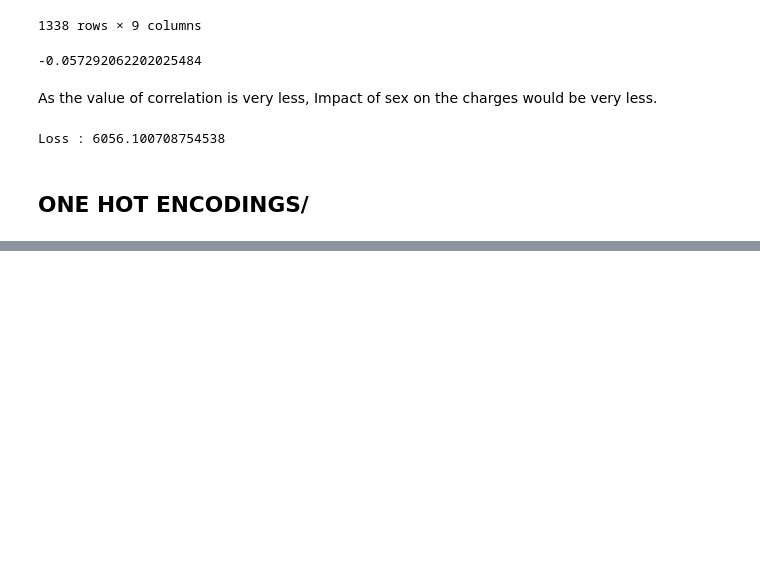
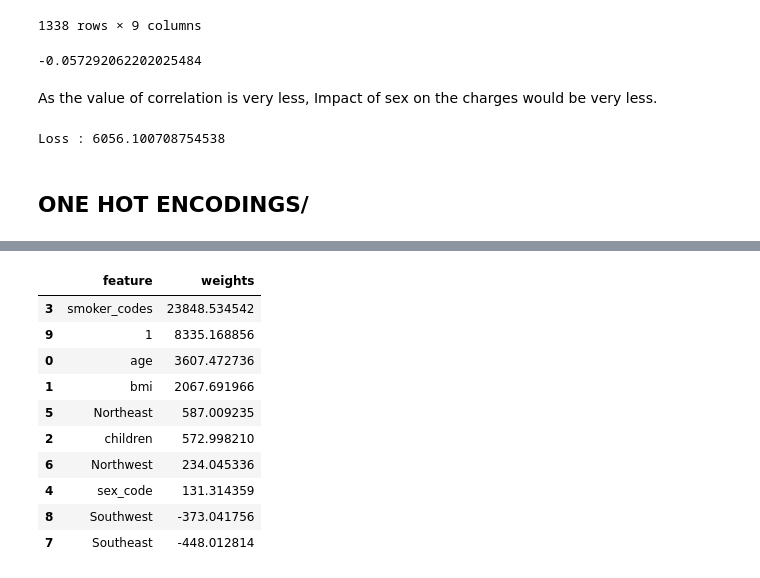
Before and after one commit to MOULIK-RAZDAN/LINEAR-REGRESSION-ON-INSURANCE-POLICY, a Jupyter notebook: Linear_Regression_on_Insurance_policy.ipynb, the cells around one changed output, grey strips where cells are left out. Drawn from its saved outputs; the diff is of its cells as text; code cells hidden in the pictures; blank space fills up the shorter version.

```diff
--- a/Linear_Regression_on_Insurance_policy.ipynb
+++ b/Linear_Regression_on_Insurance_policy.ipynb
@@ -444,0 +554,3 @@ Loss : 6056.100708754538
+# %%
+scaled_inputs = scalar.transform(medical_df[num_cols])
+scaled_inputs
@@ -444,0 +565,8 @@ Loss : 6056.100708754538
+# %%
+X = np.concatenate((scaled_inputs,medical_df[['smoker_codes','sex_code','Northeast','Northwest','Southeast','Southwest']]), axis =1)
+y = medical_df.charges
+# %%
+model = LinearRegression().fit(X,y)
+predictions = model.predict(X)
+loss = rmse(y,predictions)
+print("Loss : ",loss)
@@ -444,0 +575,20 @@ Loss : 6056.100708754538
+# %%
+weight_df  = pd.DataFrame({
+    'feature': np.append(num_cols+['smoker_codes','sex_code','Northeast','Northwest','Southeast','Southwest'],1),
+    'weights': np.append(model.coef_,model.intercept_)
+
+})
+
+weight_df.sort_values(by = 'weights',ascending = False)
+# %% [output]
+|  | feature | weights |
+| 3 | smoker_codes | 23848.534542 |
+| 9 | 1 | 8335.168856 |
+| 0 | age | 3607.472736 |
+| 1 | bmi | 2067.691966 |
+| 5 | Northeast | 587.009235 |
+| 2 | children | 572.998210 |
+| 6 | Northwest | 234.045336 |
+| 4 | sex_code | 131.314359 |
+| 8 | Southwest | -373.041756 |
+| 7 | Southeast | -448.012814 |
```
Also changed, not shown: parts of 20 cells of this notebook.
